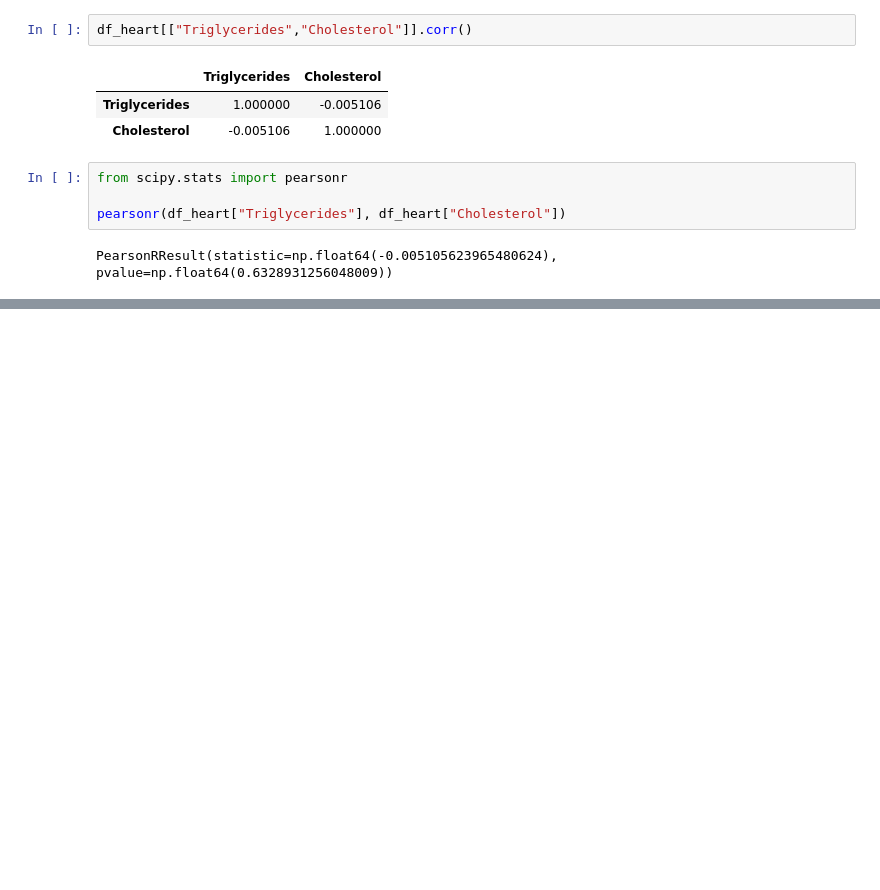
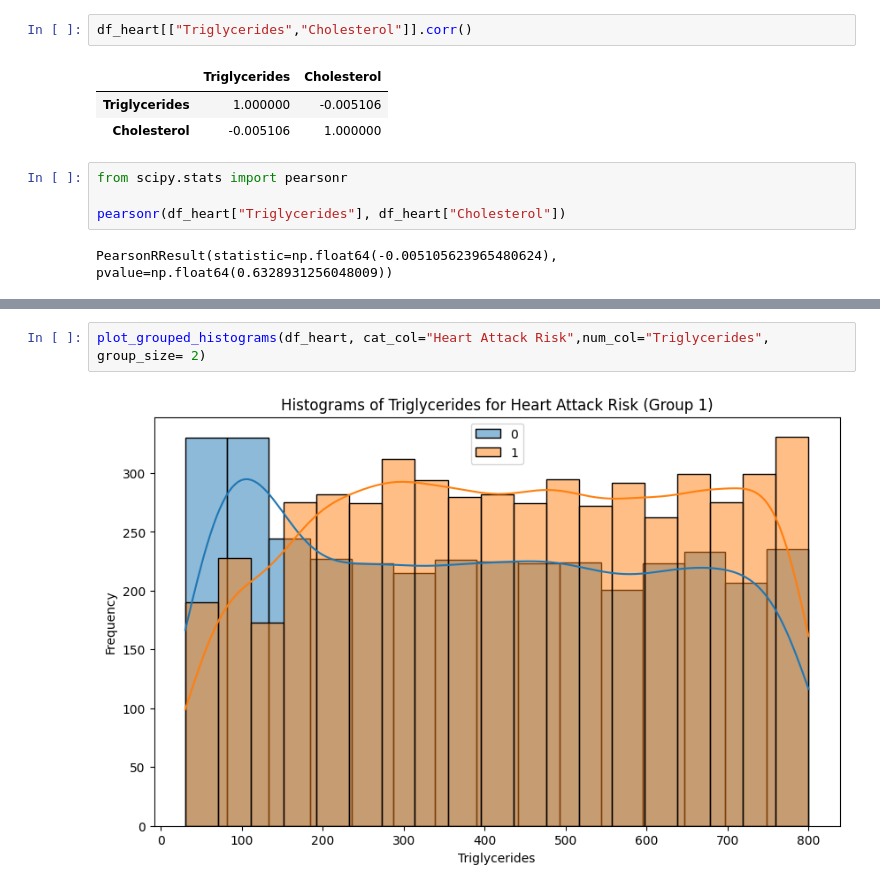
Before and after one commit to Mario8819/EDA_Prediccion-de-Ataque-Card-aco, a Jupyter notebook: Notebook EDA_Prediccion de atque cardiaco.ipynb, the cells around one changed output, grey strips where cells are left out. Drawn from its saved outputs; the diff is of its cells as text; blank space fills up the shorter version.

```diff
--- a/Notebook EDA_Prediccion de atque cardiaco.ipynb
+++ b/Notebook EDA_Prediccion de atque cardiaco.ipynb
@@ -621,0 +658,4 @@ sns.catplot(x="Heart Attack Risk",
+# %%
+plot_grouped_histograms(df_heart, cat_col="Heart Attack Risk",num_col="Triglycerides", group_size= 2)
+# %% [output]
+[figure, added]
```
Also changed, not shown: parts of 23 cells of this notebook, 1 other file.
